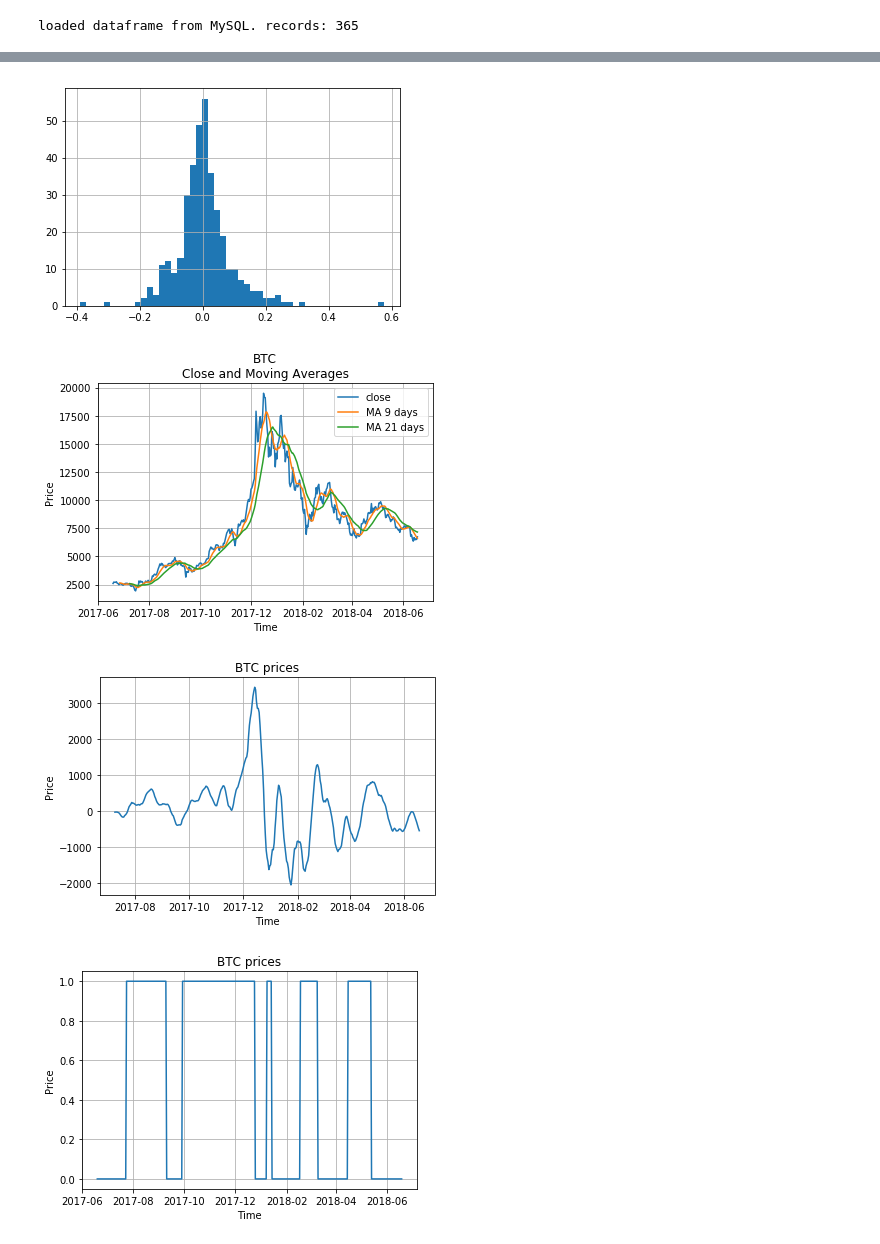
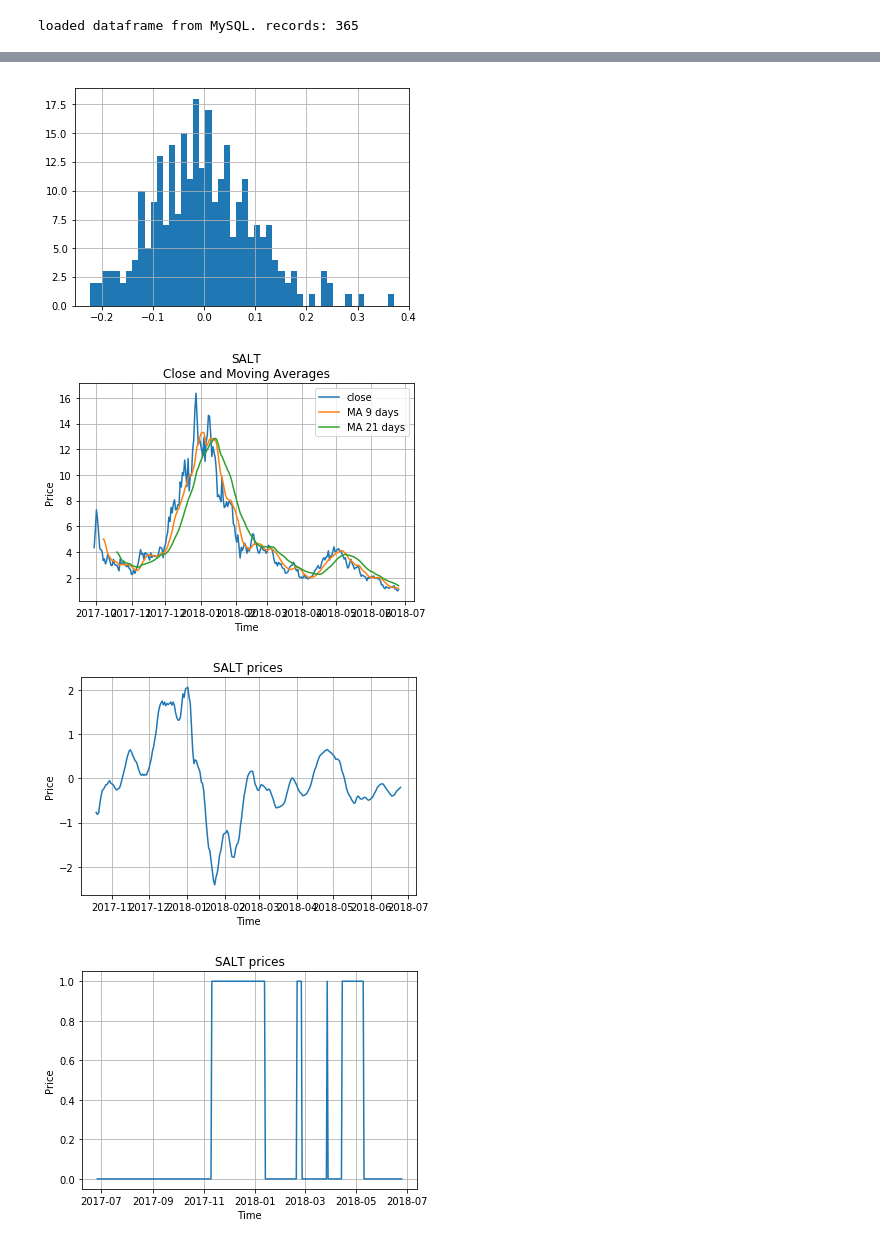
Before and after one commit to isaacvo/SMA_Cryptos, a Jupyter notebook: cryptos.ipynb, the cells around one changed output, grey strips where cells are left out. Drawn from its saved outputs; the diff is of its cells as text; code cells hidden in the pictures.

```diff
--- a/cryptos.ipynb
+++ b/cryptos.ipynb
@@ -69,10 +70,10 @@ df_prices.select_dtypes(include=['number']).pct_change().describe()
 # %%
 # Plot the distribution of daily returns
 
-df_prices['DOGE'].pct_change().hist(bins=50)
+df_prices['SALT'].pct_change().hist(bins=50)
 plt.show()
 # %% [output]
-[figure, old version]
+[figure, new version]
 # %%
 #generate Simple Moving Average matrices for trading strategy
 SMA9 = df_prices.rolling(9).mean()
@@ -82,42 +83,42 @@ SMA21 = df_prices.rolling(21).mean()
 DSMA = SMA9 - SMA21
 # %%
 #plot the moving averages and the close price
-plt.title('BTC prices')
+plt.title('SALT prices')
 plt.xlabel('Time')
 plt.ylabel('Price')
 plt.grid(True)
-plt.plot(df_prices.index, df_prices.BTC, label= 'close')
-plt.plot(df_prices.index, SMA9.BTC, label= 'MA 9 days')
-plt.plot(df_prices.index, SMA21.BTC, label= 'MA 21 days')
+plt.plot(df_prices.index, df_prices.SALT, label= 'close')
+plt.plot(df_prices.index, SMA9.SALT, label= 'MA 9 days')
+plt.plot(df_prices.index, SMA21.SALT, label= 'MA 21 days')
 plt.legend(loc='best')
-plt.title('BTC\nClose and Moving Averages')
+plt.title('SALT\nClose and Moving Averages')
 plt.show()
 # %% [output]
-[figure, old version]
+[figure, new version]
 # %%
 #now we plot the differente in SMA. We buy when it is positive and sell when in becomes negative
-plt.title('BTC prices')
+plt.title('SALT prices')
 plt.xlabel('Time')
 plt.ylabel('Price')
 plt.grid(True)
-plt.plot(df_prices.index, DSMA.BTC)
+plt.plot(df_prices.index, DSMA.SALT)
 plt.show()
 # %% [output]
-[figure, old version]
+[figure, new version]
 # %%
 DSMA_bool = DSMA.apply(lambda x : x>0)
 DSMA_cv = 2*DSMA_bool-1
 DSMA_signal = (DSMA_cv.diff())/2
 # %%
 #As above, we hold while it is 1 and sell when it is zero
-plt.title('BTC prices')
+plt.title('SALT prices')
 plt.xlabel('Time')
 plt.ylabel('Price')
 plt.grid(True)
-plt.plot(df_prices.index, DSMA_bool.BTC)
+plt.plot(df_prices.index, DSMA_bool.SALT)
 plt.show()
 # %% [output]
-[figure, old version]
+[figure, new version]
 # %%
 #returns for the SMA strategy
 SMA_returns = DSMA_bool*df_prices.select_dtypes(include=['number']).pct_change()
```
Also changed, not shown: parts of 13 cells of this notebook, 3 other files.
